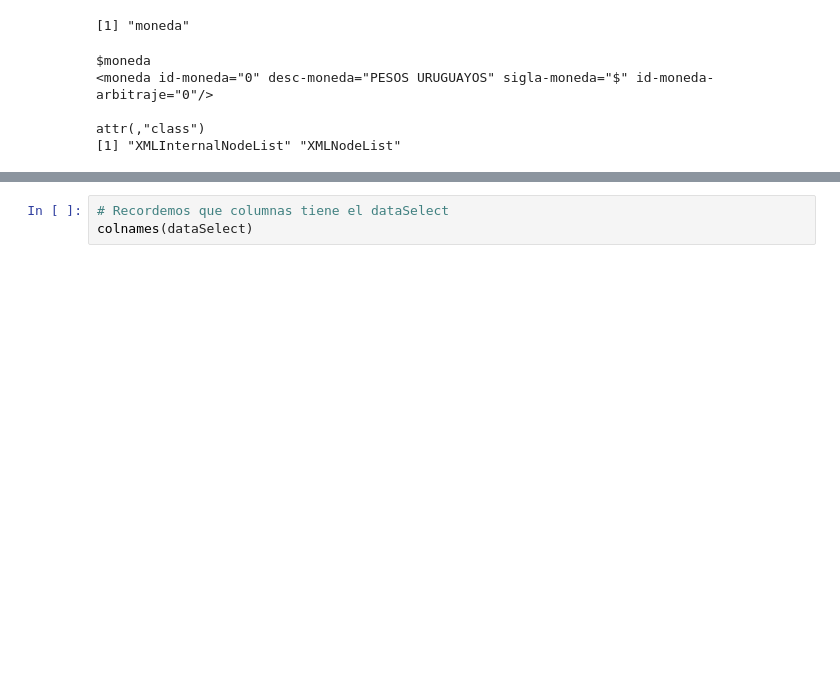
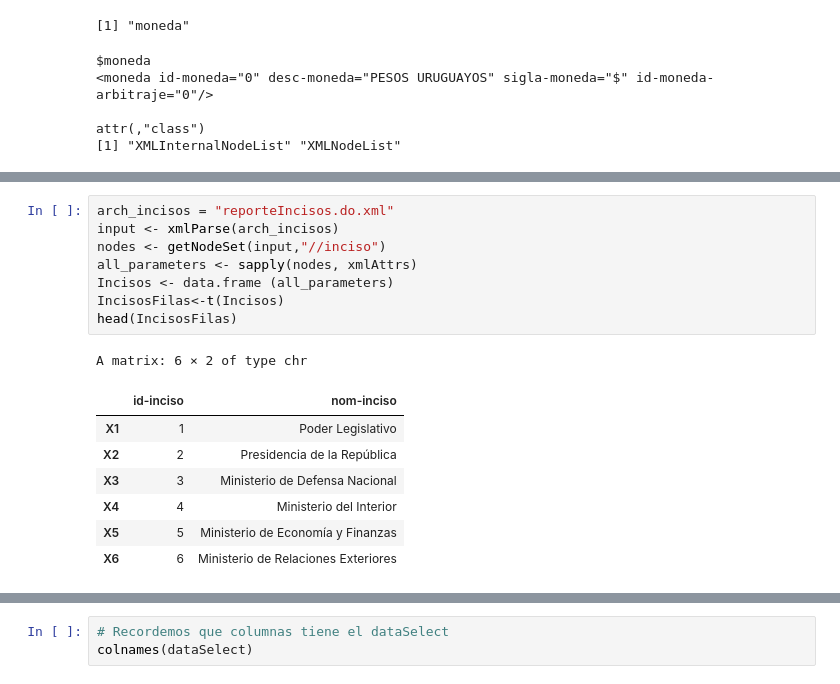
Before and after one commit to UTECjosew/datos, a Jupyter notebook: taller laboratorio de datos 2da entrega.ipynb, the cells around one changed output, grey strips where cells are left out. Drawn from its saved outputs; the diff is of its cells as text; blank space fills up the shorter version.

```diff
--- a/taller laboratorio de datos 2da entrega.ipynb
+++ b/taller laboratorio de datos 2da entrega.ipynb
@@ -343,3 +329,20 @@ head(MonedasFilas)
 | X4 | 3 | FRANCO FRANCES | FF | 2 |
 | X5 | 4 | UNIDAD INDEXADA | UNIDAD INDEXADA | 0 |
 | X6 | 5 | UNIDAD REAJUSTABLE | UR | 0 |
+# %%
+arch_incisos = "reporteIncisos.do.xml"
+input <- xmlParse(arch_incisos)
+nodes <- getNodeSet(input,"//inciso")
+all_parameters <- sapply(nodes, xmlAttrs)
+Incisos <- data.frame (all_parameters)
+IncisosFilas<-t(Incisos)
+head(IncisosFilas)
+# %% [output]
+A matrix: 6 × 2 of type chr
+|  | id-inciso | nom-inciso |
+| X1 | 1 | Poder Legislativo |
+| X2 | 2 | Presidencia de la República |
+| X3 | 3 | Ministerio de Defensa Nacional |
+| X4 | 4 | Ministerio del Interior |
+| X5 | 5 | Ministerio de Economía y Finanzas |
+| X6 | 6 | Ministerio de Relaciones Exteriores |
```
Also changed, not shown: parts of 17 cells of this notebook.
